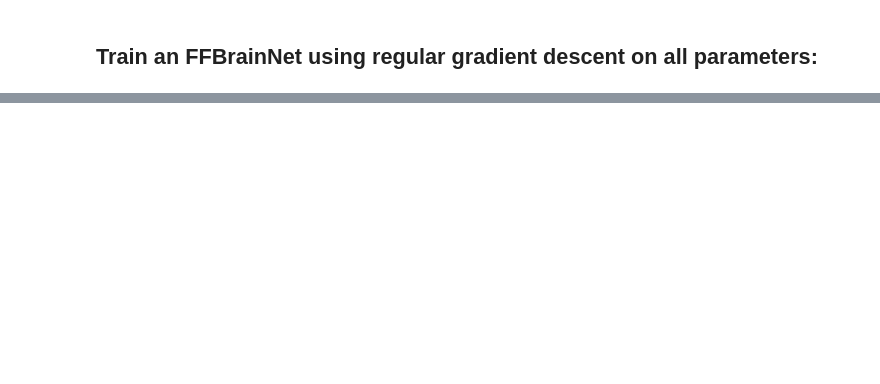
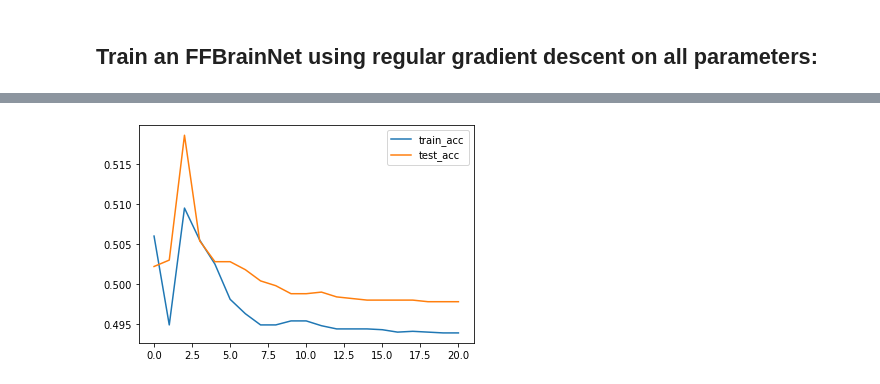
Before and after one commit to saykartik/assemblies, a Jupyter notebook: BrainNet/FFBrainNet Tests.ipynb, the cells around one changed output, grey strips where cells are left out. Drawn from its saved outputs; the diff is of its cells as text; code cells hidden in the pictures; blank space fills up the shorter version.

```diff
--- a/BrainNet/FFBrainNet Tests.ipynb
+++ b/BrainNet/FFBrainNet Tests.ipynb
@@ -43,0 +160,18 @@ Last outer epoch loss: 0.330314949615296
+# %%
+# Generate data.
+dimension = 4
+n = 5000
+X, y = random_halfspace_data(dim = dimension, n = 3*n)
+X_test = X[:n]
+y_test = y[:n]
+X = X[n:]
+y = y[n:]
+# %%
+# NOTE: This method trains only once over all examples, updating the stats every 500 steps.
+train_accuracies, test_accuracies = train_given_rule(
+    X,                      # Training Examples
+    y,                      # Training Labels
+    brain,                  # The FFBrainNet
+    X_test = X_test,
+    y_test = y_test,
+    verbose = True)         # Evaluate the network every 500 samples
@@ -43,0 +196,8 @@ Last outer epoch loss: 0.330314949615296
+# %%
+# Plot learning curves
+plt.plot(np.reshape(train_accuracies, -1), label='train_acc')
+plt.plot(np.reshape(test_accuracies, -1), label='test_acc')
+plt.legend()
+plt.show()
+# %% [output]
+[figure, added]
```
Also changed, not shown: parts of 12 cells of this notebook.
